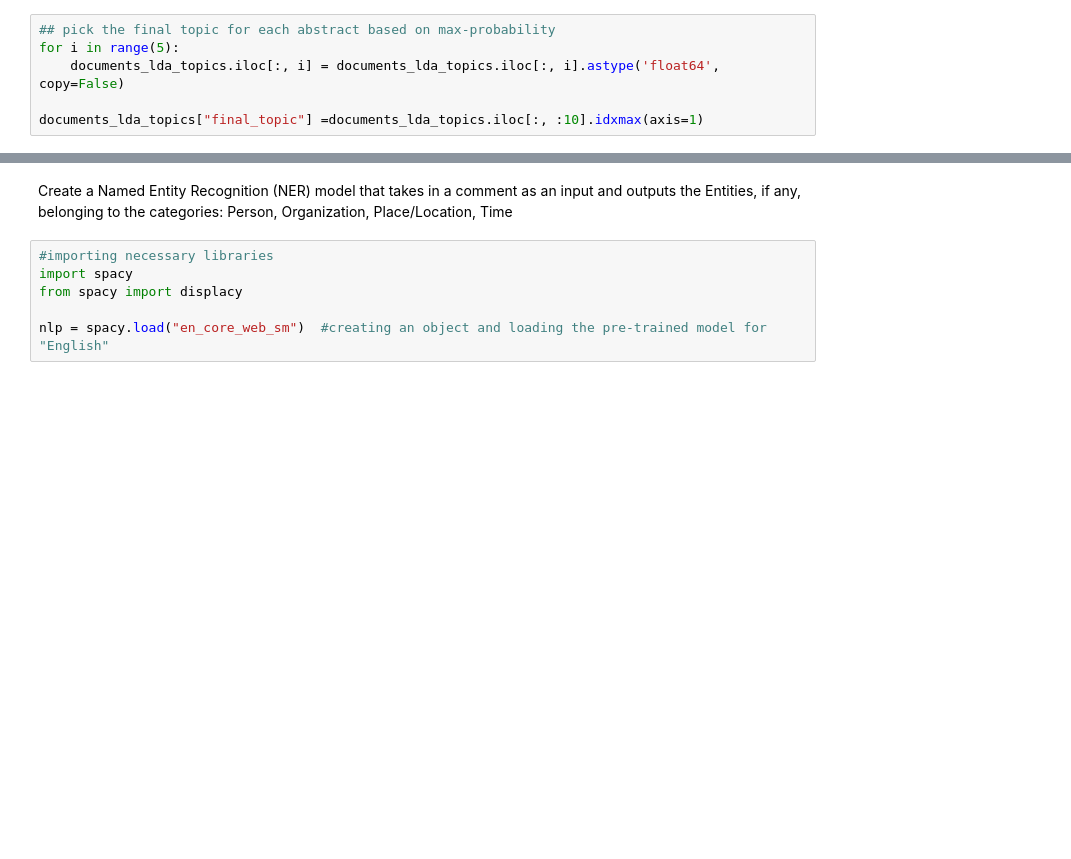
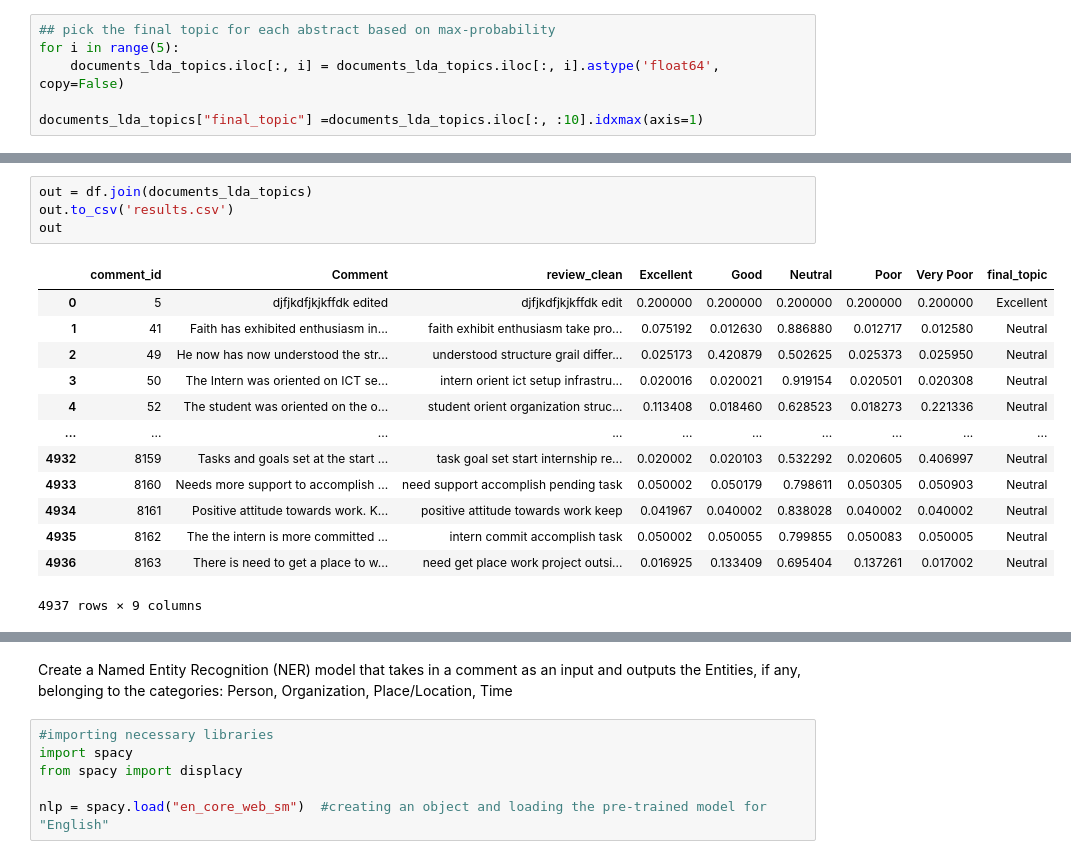
Before and after one commit to skizza8/NLP-Sentiment-Analysis-of-Comments, a Jupyter notebook: Text Analysis 4.ipynb, the cells around one changed output, grey strips where cells are left out. Cells and saved outputs as stored; diff of their text form; blank space fills up the shorter version.

```diff
--- a/Text Analysis 4.ipynb
+++ b/Text Analysis 4.ipynb
@@ -290,3 +296,21 @@ LDA + bow_corpus: topic probability:
+# %%
+out = df.join(documents_lda_topics)
+out.to_csv('results.csv')
+out
+# %% [output]
+|  | comment_id | Comment | review_clean | Excellent | Good | Neutral | Poor | Very Poor | final_topic |
+| 0 | 5 | djfjkdfjkjkffdk edited | djfjkdfjkjkffdk edit | 0.200000 | 0.200000 | 0.200000 | 0.200000 | 0.200000 | Excellent |
+| 1 | 41 | Faith has exhibited enthusiasm in... | faith exhibit enthusiasm take pro... | 0.075192 | 0.012630 | 0.886880 | 0.012717 | 0.012580 | Neutral |
+| 2 | 49 | He now has now understood the str... | understood structure grail differ... | 0.025173 | 0.420879 | 0.502625 | 0.025373 | 0.025950 | Neutral |
+| 3 | 50 | The Intern was oriented on ICT se... | intern orient ict setup infrastru... | 0.020016 | 0.020021 | 0.919154 | 0.020501 | 0.020308 | Neutral |
+| 4 | 52 | The student was oriented on the o... | student orient organization struc... | 0.113408 | 0.018460 | 0.628523 | 0.018273 | 0.221336 | Neutral |
+| ... | ... | ... | ... | ... | ... | ... | ... | ... | ... |
+| 4932 | 8159 | Tasks and goals set at the start ... | task goal set start internship re... | 0.020002 | 0.020103 | 0.532292 | 0.020605 | 0.406997 | Neutral |
+| 4933 | 8160 | Needs more support to accomplish ... | need support accomplish pending task | 0.050002 | 0.050179 | 0.798611 | 0.050305 | 0.050903 | Neutral |
+| 4934 | 8161 | Positive attitude towards work. K... | positive attitude towards work keep | 0.041967 | 0.040002 | 0.838028 | 0.040002 | 0.040002 | Neutral |
+| 4935 | 8162 | The the intern is more committed ... | intern commit accomplish task | 0.050002 | 0.050055 | 0.799855 | 0.050083 | 0.050005 | Neutral |
+| 4936 | 8163 | There is need to get a place to w... | need get place work project outsi... | 0.016925 | 0.133409 | 0.695404 | 0.137261 | 0.017002 | Neutral |
+4937 rows × 9 columns
 # %%
 from wordcloud import WordCloud
 import matplotlib.pyplot as plt
```
Also changed, not shown: parts of 10 cells of this notebook, 3 other files.
